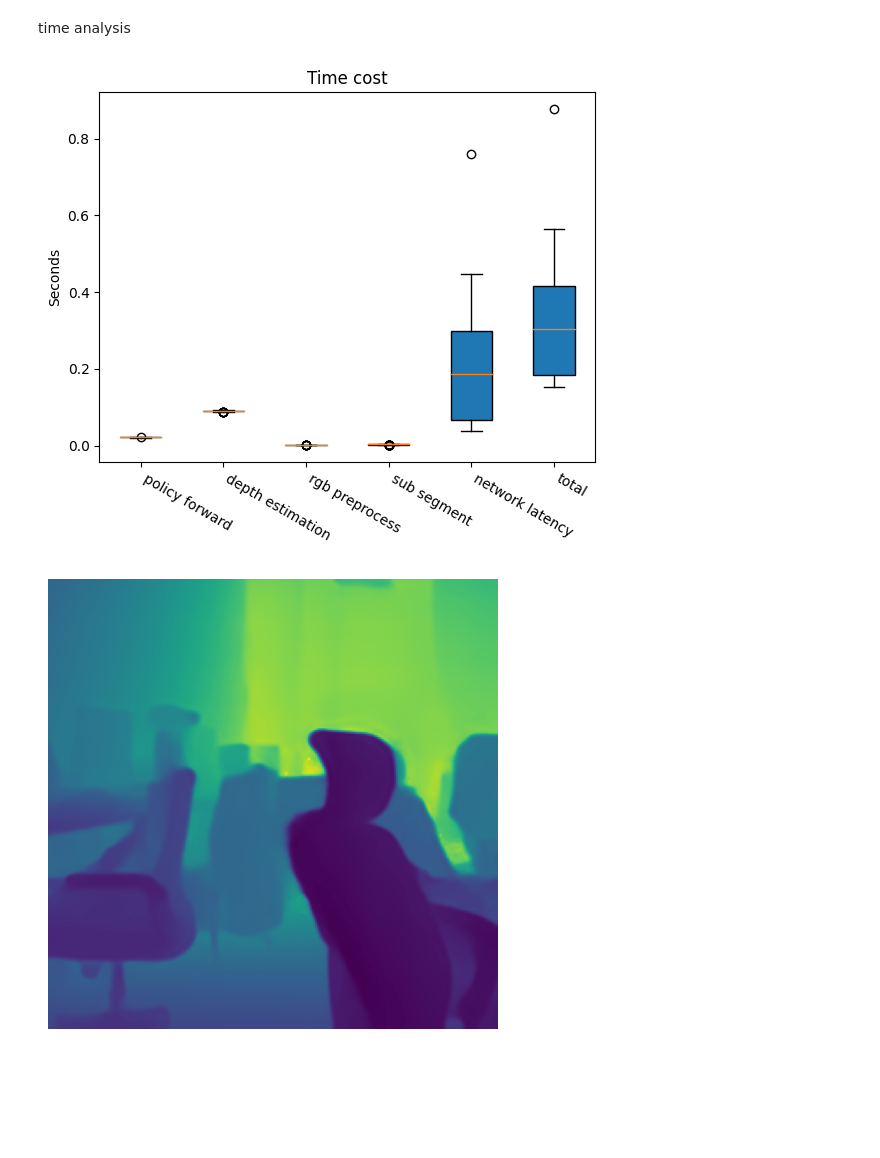
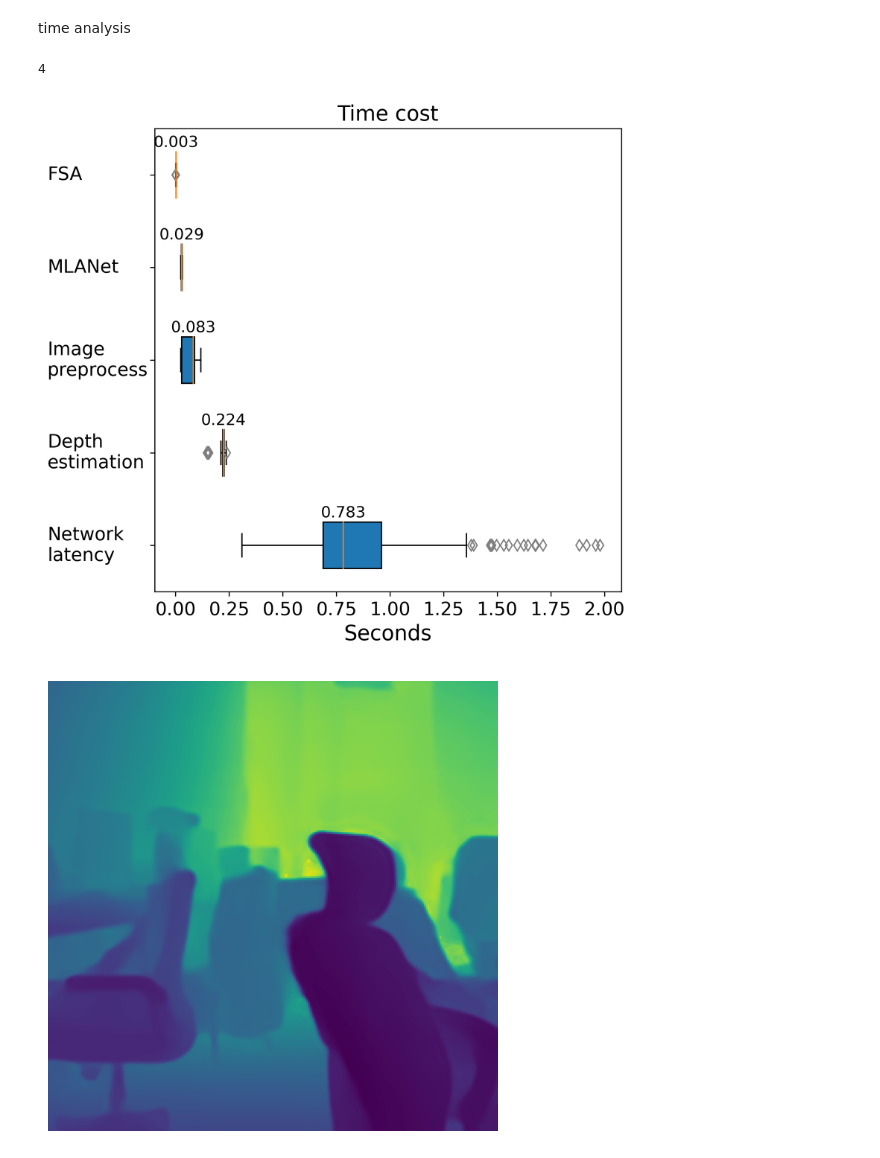
Before and after one commit to RavenKiller/MLANet, a Jupyter notebook: scripts/realscene.ipynb, the cells around one changed output. Drawn from its saved outputs; the diff is of its cells as text; code cells hidden in the pictures; blank space fills up the shorter version.

Commit message:
finish real exp

```diff
--- a/scripts/realscene.ipynb
+++ b/scripts/realscene.ipynb
@@ -360,36 +446,70 @@ time analysis
 import json
 import matplotlib.pyplot as plt
 import numpy as np
-with open("../../time_infos.json", "r") as f:
-    time_infos = json.loads(f.read())
+time_infos = []
+## sim+real
+DATA_FOLDER = Path("/share/home/tj90055/hzt/MLANet/data/vlntj-ce-extend-val_sim+real")
+EPISODES = [int(v) for v in os.listdir(DATA_FOLDER) if v.isnumeric()]
+EPISODES = sorted(EPISODES)
+N = len(EPISODES)
+for i in EPISODES:
+    with open(DATA_FOLDER/str(i)/"time_infos.json", "r") as f:
+        _time_infos = json.loads(f.read())
+        time_infos.extend(_time_infos[1:]) # the first step is not reliable
 policy_forward = []
 depth_estimation = []
 rgb_preprocess = []
 sub_segment = []
 network_latency = []
 total = []
+outlier_cnt = 0
 for v in time_infos:
-    policy_forward.append(v["forward"])
-    depth_estimation.append(v["observation_detail"]["depth"])
-    rgb_preprocess.append(v["observation_detail"]["rgb"])
-    sub_segment.append(v["observation_detail"]["sub"])
-    network_latency.append(v["network_latency"])
-    total.append(v["total"])
+    if v["network_latency"]<=2.0: # ignore abnormal outliers
+        policy_forward.append(v["forward"]+v["observation_detail"]["sub"])
+        depth_estimation.append(v["observation_detail"]["depth"])
+        rgb_preprocess.append(v["observation_detail"]["rgb"]+v["decode_b64"]+v["encode_b64"])
+        sub_segment.append(v["observation_detail"]["sub"])
+        network_latency.append(v["network_latency"])
+        total.append(v["total"])
+    else:
+        outlier_cnt+=1
+print(outlier_cnt)
+# %% [output]
+4
-# %%
-# plt.boxplot([policy_forward, depth_estimation])
-all_data = [policy_forward, depth_estimation, rgb_preprocess, sub_segment, network_latency, total]
-labels = ["policy forward", "depth estimation", "rgb preprocess", "sub segment", "network latency", "total"]
-bplot1 = plt.boxplot(all_data,
-                     vert=True,  # vertical box alignment
-                     patch_artist=True,  # fill with color
-                     labels=labels)  # will be used to label x-ticks
-plt.title('Time cost')
-plt.ylabel("Seconds")
-ax = plt.gca()
-plt.setp(ax.get_xticklabels(), rotation=-30, horizontalalignment='left')
-plt.show()
-# %% [output]
-[figure, removed]
+# %%
+# plt.boxplot([policy_forward, depth_estimation])
+all_data = [policy_forward, depth_estimation, rgb_preprocess, sub_segment, network_latency]
+labels = ["MLANet", "Depth\nestimation", "Image\npreprocess", "FSA", "Network\nlatency"]
+medians = [np.median(v) for v in all_data]
+sorted_idx = np.argsort(medians)[::-1]
+all_data = list(np.array(all_data)[sorted_idx])
+labels = list(np.array(labels)[sorted_idx])
+plt.figure(figsize=(6.4,6.4), dpi=300)
+bplot1 = plt.boxplot(all_data,
+                     vert=False,  # vertical box alignment
+                     patch_artist=True,  # fill with color
+                     labels=labels,  # will be used to label x-ticks
+                     flierprops={} # show mean values
+        )
+plt.title('Time cost', fontsize=16)
+plt.xlabel("Seconds", fontsize=16)
+ax = plt.gca()
+ax.set_yticklabels(labels=labels, ha='left',va='center', position=(-0.21, 0), fontsize=14)
+ax.get_xticklabels
+ax.set_xticklabels(labels=ax.get_xticklabels(), fontsize=14)
+# plt.setp(ax.get_xticklabels(), rotation=-30, horizontalalignment='left')
+plt.setp(bplot1['fliers'], markeredgecolor='gray', marker='d')
+for line in bplot1['medians']:
+    # get position data for median line
+    x, y = line.get_xydata()[1] # top of median line
+    # overlay median value
+    plt.text(x, y+0.05, '%.3f' % x,
+         horizontalalignment='center',fontsize=12) # draw above, centered
+plt.savefig("time_analysis.pdf", bbox_inches="tight", pad_inches=0.0)
+plt.savefig("time_analysis.png", bbox_inches="tight", pad_inches=0.0)
+plt.show()
+# %% [output]
+[figure, added]
 # %%
 from PIL import Image
 import numpy as np
```
Also changed, not shown: parts of 6 cells of this notebook, 2 other files.
